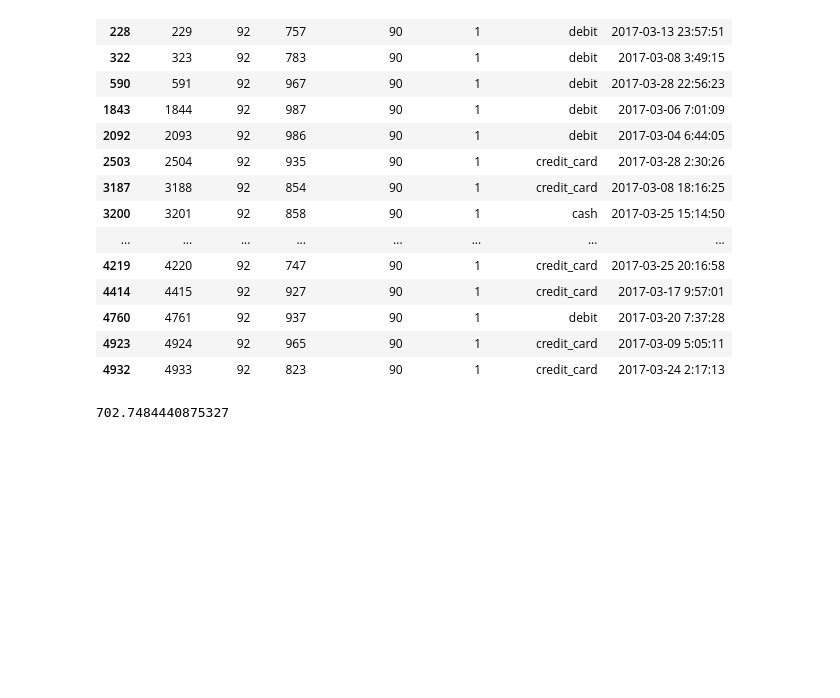
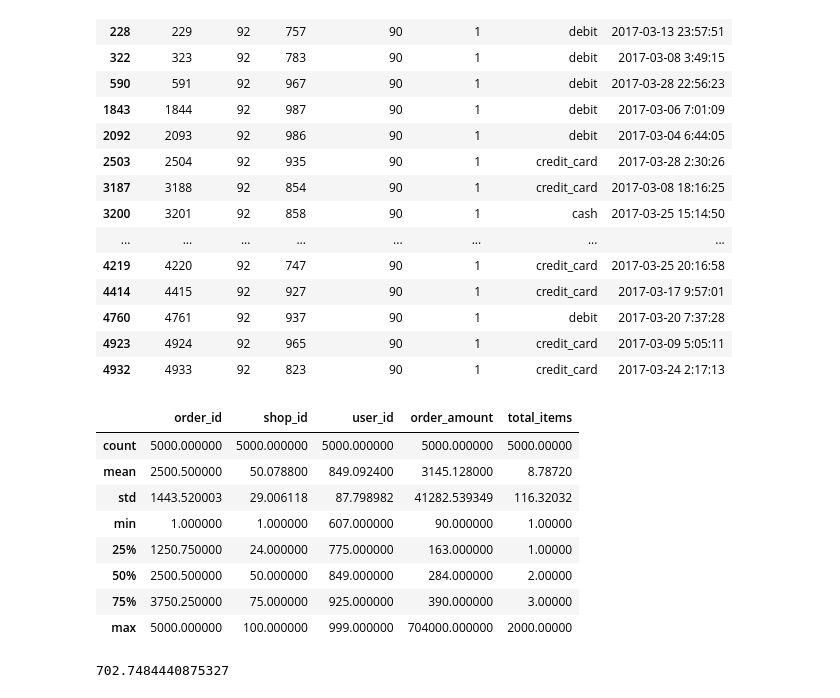
Before and after one commit to HunterAshby/ShopifyInternChallenge, a Jupyter notebook: Shopify_DS_Intern_Challenge.ipynb, the cells around one changed output. Cells and saved outputs as stored; diff of their text form; code cells hidden in the pictures; blank space fills up the shorter version.

```diff
--- a/Shopify_DS_Intern_Challenge.ipynb
+++ b/Shopify_DS_Intern_Challenge.ipynb
@@ -64,6 +74,18 @@ df.loc[df["order_amount"] == df["order_amount"].min()]
 | 4932 | 4933 | 92 | 823 | 90 | 1 | credit_card | 2017-03-24 2:17:13 |
 # %%
 #Outliers are the culprit in this dataset, so we need to remove them
+# %%
+df.describe()
+# %% [output]
+|  | order_id | shop_id | user_id | order_amount | total_items |
+| count | 5000.000000 | 5000.000000 | 5000.000000 | 5000.000000 | 5000.00000 |
+| mean | 2500.500000 | 50.078800 | 849.092400 | 3145.128000 | 8.78720 |
+| std | 1443.520003 | 29.006118 | 87.798982 | 41282.539349 | 116.32032 |
+| min | 1.000000 | 1.000000 | 607.000000 | 90.000000 | 1.00000 |
+| 25% | 1250.750000 | 24.000000 | 775.000000 | 163.000000 | 1.00000 |
+| 50% | 2500.500000 | 50.000000 | 849.000000 | 284.000000 | 2.00000 |
+| 75% | 3750.250000 | 75.000000 | 925.000000 | 390.000000 | 3.00000 |
+| max | 5000.000000 | 100.000000 | 999.000000 | 704000.000000 | 2000.00000 |
 # %%
 #This will drop anything 2 standard deviations away from the mean in the order amount column
 df = df[(np.abs(stats.zscore(df["order_amount"])) < 2)]
```
Also changed, not shown: parts of 17 cells of this notebook.
